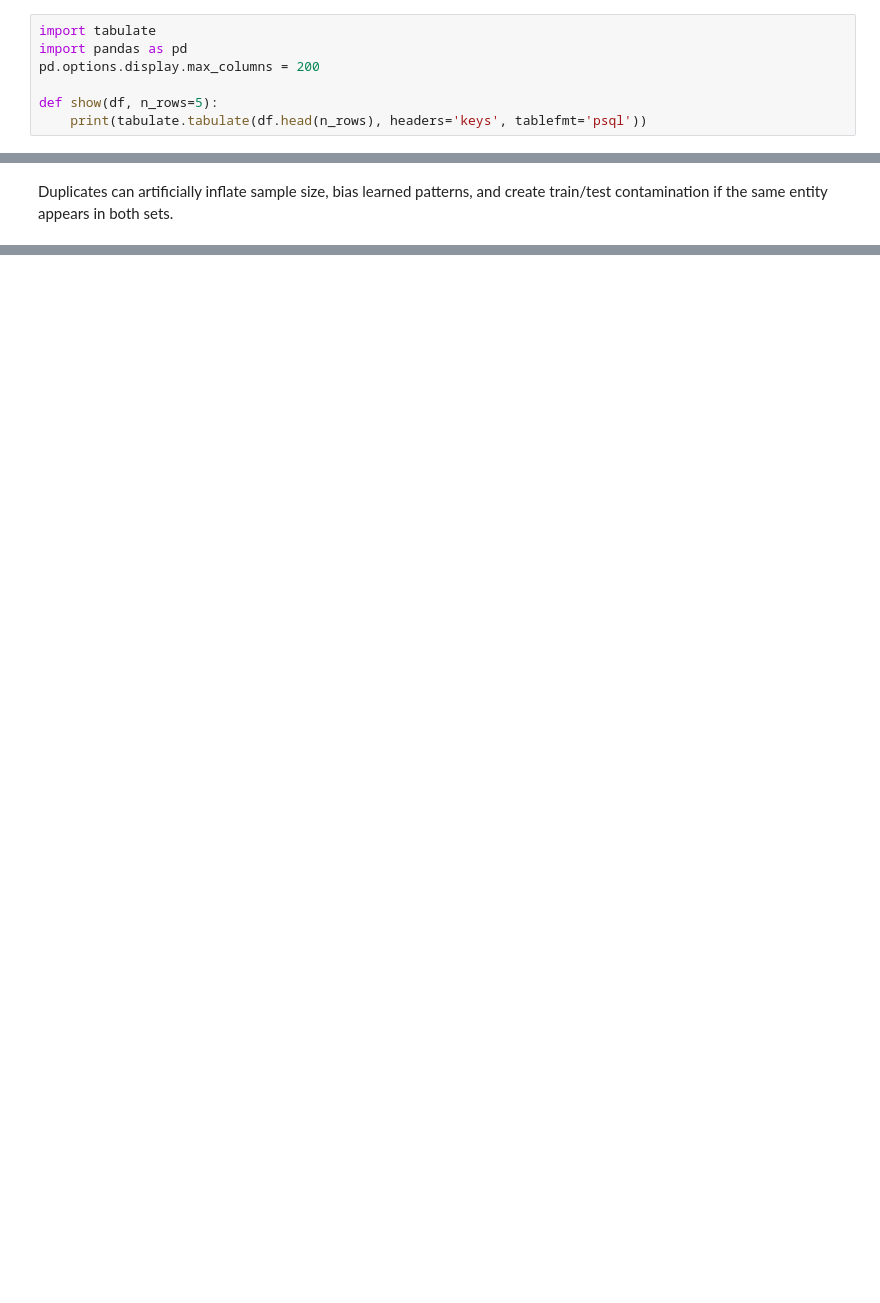
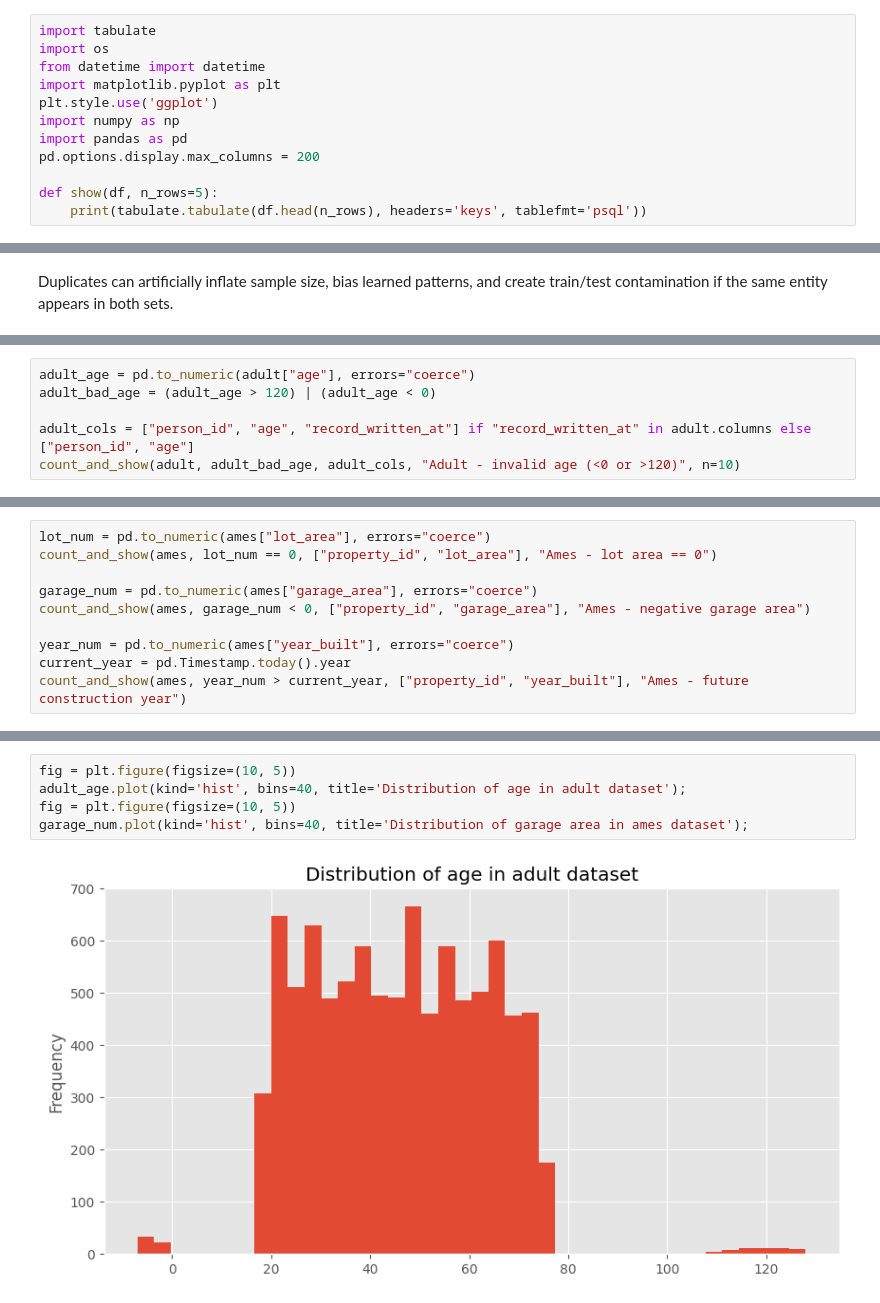
Before and after one commit to CardoAI/ml_industry_course, a Jupyter notebook: day1/datapreprocessing_featureengineering.ipynb, the cells around one changed output, grey strips where cells are left out. Drawn from its saved outputs; the diff is of its cells as text; blank space fills up the shorter version.

```diff
--- a/day1/datapreprocessing_featureengineering.ipynb
+++ b/day1/datapreprocessing_featureengineering.ipynb
@@ -63,6 +67,11 @@ cd ..
 ### Datasets
 # %%
 import tabulate
+import os
+from datetime import datetime
+import matplotlib.pyplot as plt
+plt.style.use('ggplot')
+import numpy as np
 import pandas as pd
 pd.options.display.max_columns = 200
 
@@ -142,0 +193,6 @@ Duplicated person_id appearing in >1 split: 0
+# %%
+adult_age = pd.to_numeric(adult["age"], errors="coerce")
+adult_bad_age = (adult_age > 120) | (adult_age < 0)
+
+adult_cols = ["person_id", "age", "record_written_at"] if "record_written_at" in adult.columns else ["person_id", "age"]
+count_and_show(adult, adult_bad_age, adult_cols, "Adult - invalid age (<0 or >120)", n=10)
@@ -142,0 +215,10 @@ Duplicated person_id appearing in >1 split: 0
+# %%
+lot_num = pd.to_numeric(ames["lot_area"], errors="coerce")
+count_and_show(ames, lot_num == 0, ["property_id", "lot_area"], "Ames - lot area == 0")
+
+garage_num = pd.to_numeric(ames["garage_area"], errors="coerce")
+count_and_show(ames, garage_num < 0, ["property_id", "garage_area"], "Ames - negative garage area")
+
+year_num = pd.to_numeric(ames["year_built"], errors="coerce")
+current_year = pd.Timestamp.today().year
+count_and_show(ames, year_num > current_year, ["property_id", "year_built"], "Ames - future construction year")
@@ -142,0 +283,7 @@ Duplicated person_id appearing in >1 split: 0
+# %%
+fig = plt.figure(figsize=(10, 5))
+adult_age.plot(kind='hist', bins=40, title='Distribution of age in adult dataset');
+fig = plt.figure(figsize=(10, 5))
+garage_num.plot(kind='hist', bins=40, title='Distribution of garage area in ames dataset');
+# %% [output]
+[figure, added]
```
Also changed, not shown: parts of 37 cells of this notebook, 3 other files.
